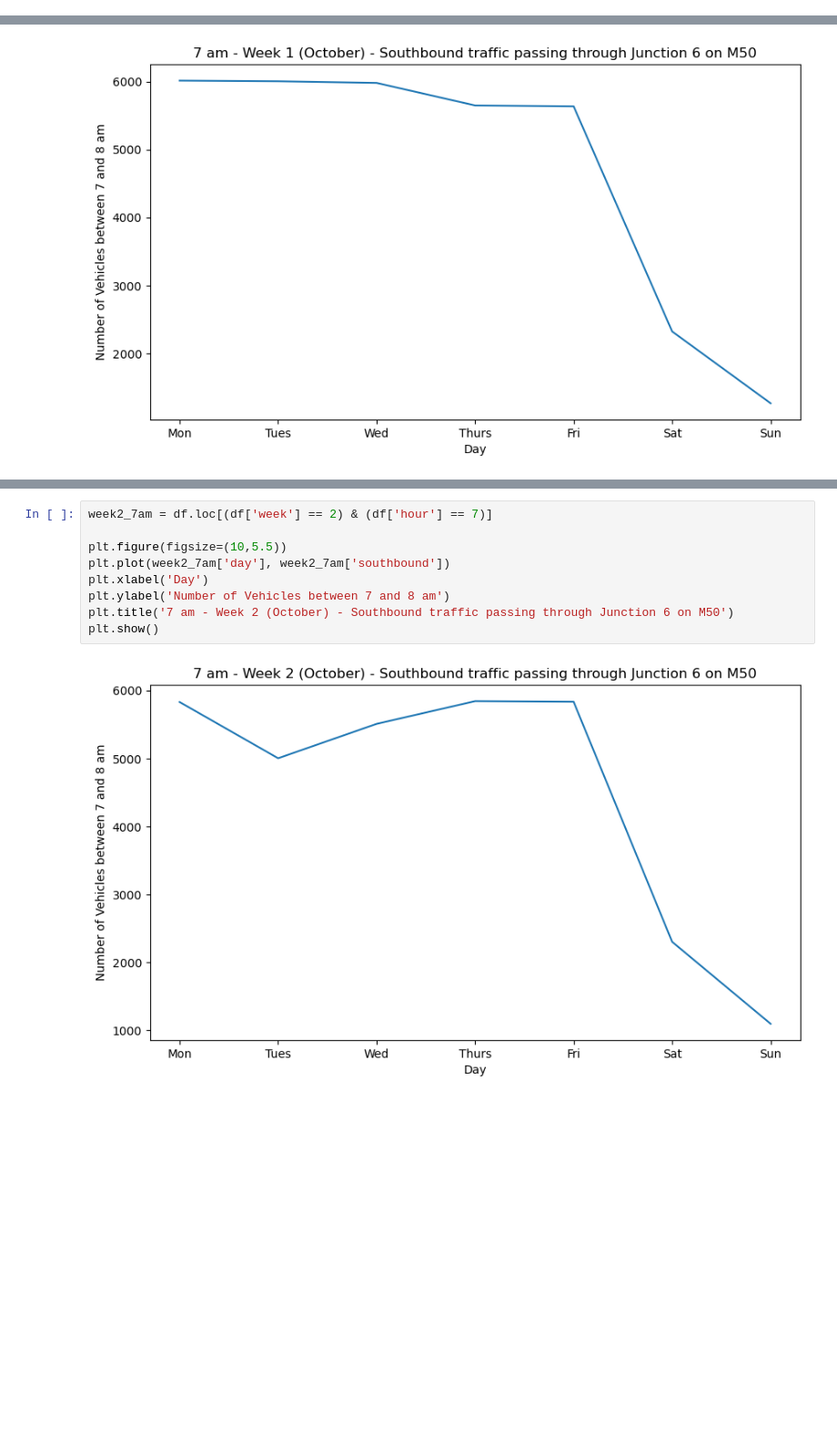
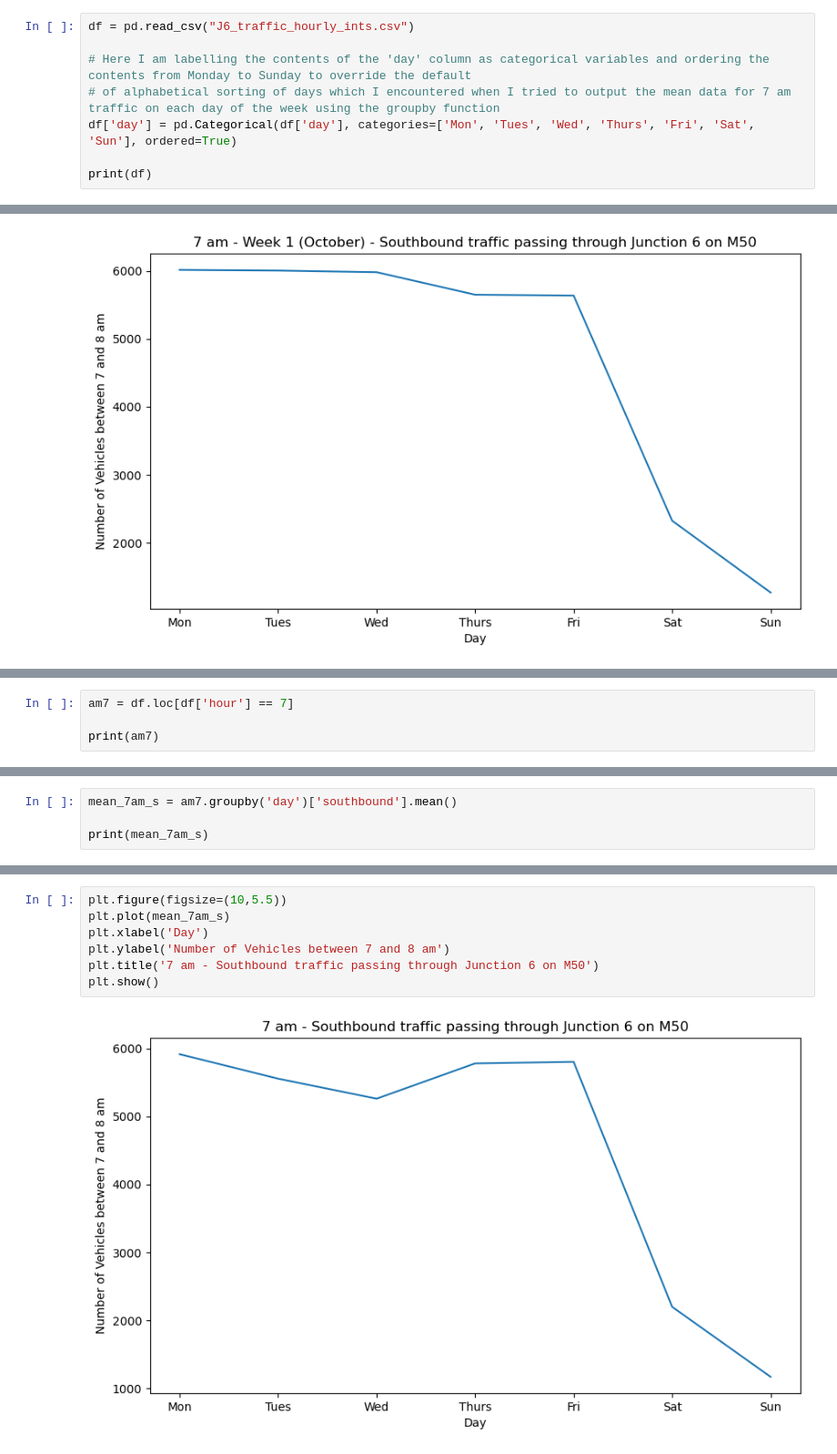
Before and after one commit to jmce22/pfda_project1, a Jupyter notebook: pfda_project1.ipynb, the cells around one changed output, grey strips where cells are left out. Shown at 91% size. Saved outputs shown, nothing was run; the diff lists cells and outputs as text; blank space fills up the shorter version.

Commit message:
created a plot of average traffic levels on each day at 7 am, including ordering output from monday to sunday rather than alphabetically

```diff
--- a/pfda_project1.ipynb
+++ b/pfda_project1.ipynb
@@ -40,0 +23,8 @@ print(df)
+# %%
+df = pd.read_csv("J6_traffic_hourly_ints.csv")
+
+# Here I am labelling the contents of the 'day' column as categorical variables and ordering the contents from Monday to Sunday to override the default
+# of alphabetical sorting of days which I encountered when I tried to output the mean data for 7 am traffic on each day of the week using the groupby function
+df['day'] = pd.Categorical(df['day'], categories=['Mon', 'Tues', 'Wed', 'Thurs', 'Fri', 'Sat', 'Sun'], ordered=True)
+
+print(df)
@@ -336,0 +352,4 @@ plt.show()
+# %%
+am7 = df.loc[df['hour'] == 7]
+
+print(am7)
@@ -336,0 +374,4 @@ plt.show()
+# %%
+mean_7am_s = am7.groupby('day')['southbound'].mean()
+
+print(mean_7am_s)
@@ -337,11 +388,9 @@ plt.show()
 # %%
-week2_7am = df.loc[(df['week'] == 2) & (df['hour'] == 7)]
-
 plt.figure(figsize=(10,5.5))
-plt.plot(week2_7am['day'], week2_7am['southbound'])
+plt.plot(mean_7am_s)
 plt.xlabel('Day')
 plt.ylabel('Number of Vehicles between 7 and 8 am')
-plt.title('7 am - Week 2 (October) - Southbound traffic passing through Junction 6 on M50')
+plt.title('7 am - Southbound traffic passing through Junction 6 on M50')
 plt.show()
 # %% [output]
-[figure, old version]
+[figure, new version]
```
Also changed, not shown: parts of 9 cells of this notebook.
